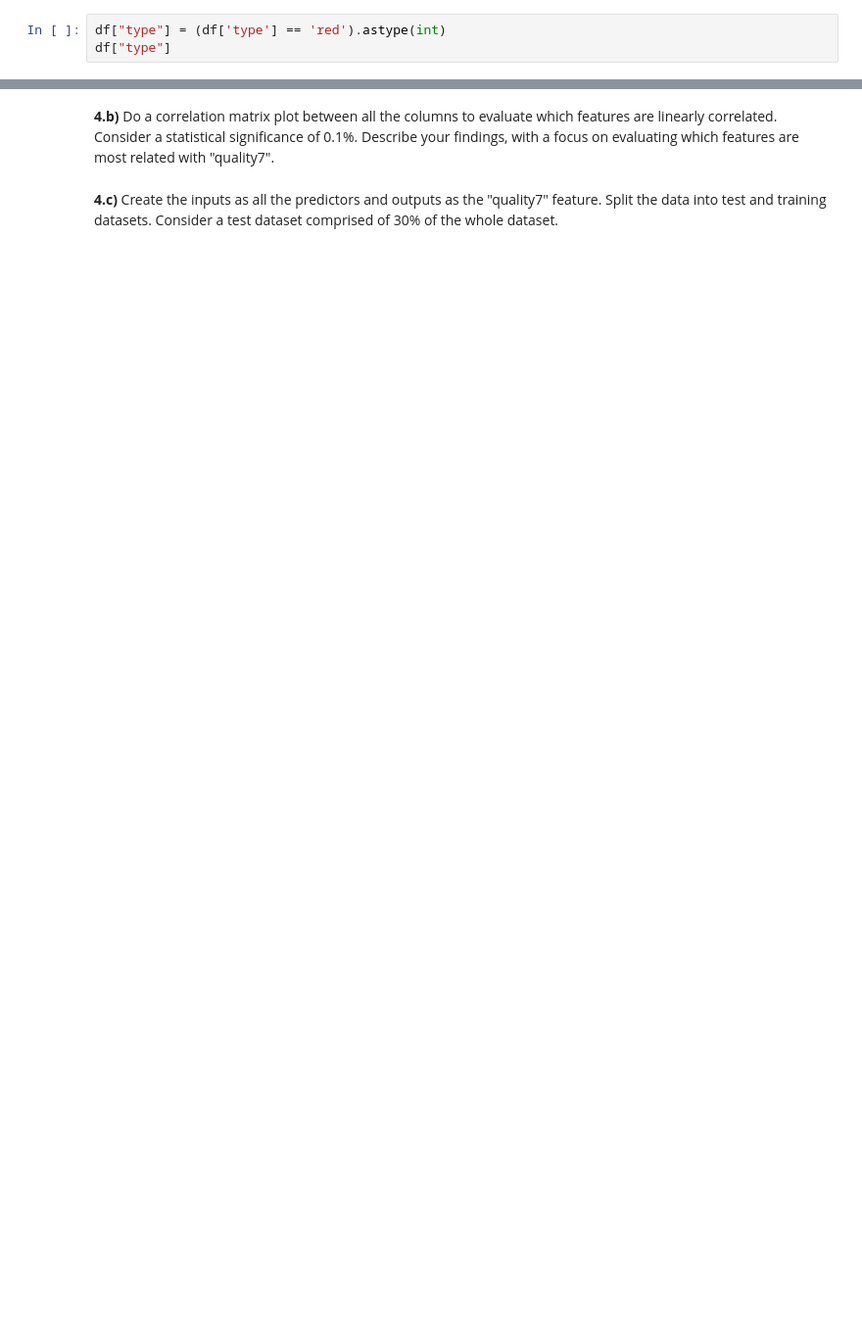
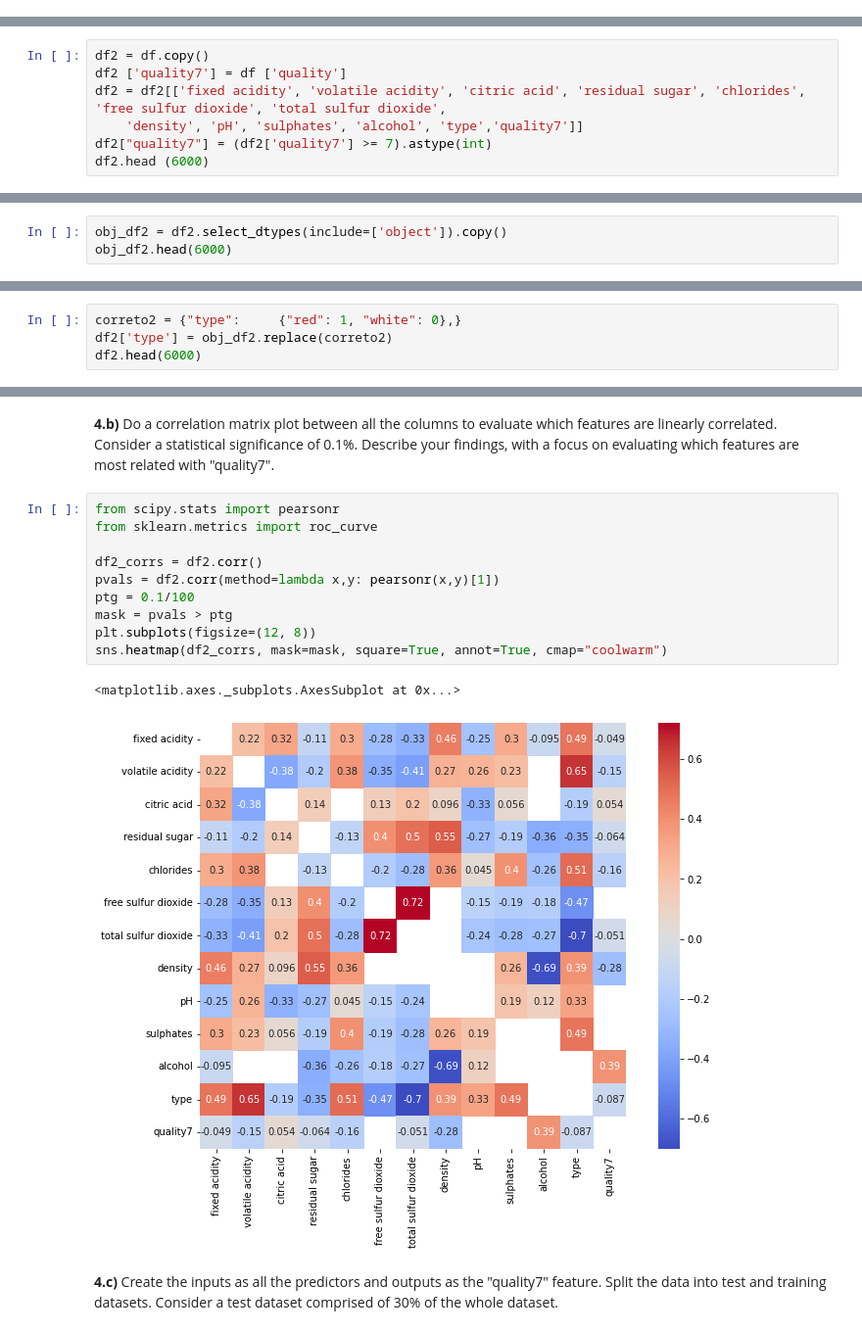
Before and after one commit to claramarto11/AAvanceproject, a Jupyter notebook: Lab2_assignment.ipynb, the cells around one changed output, grey strips where cells are left out. Shown at 98% size. Cells and saved outputs as stored; diff of their text form; blank space fills up the shorter version.

```diff
--- a/Lab2_assignment.ipynb
+++ b/Lab2_assignment.ipynb
@@ -36,6 +80,3 @@ df.head()
 | 4 | 7.4 | 0.70 | 0.00 | 1.9 | 0.076 | 11.0 | ... |
 # %% [markdown]
 **2.b)** Encode the feature "type".
-# %%
-df["type"] = (df['type'] == 'red').astype(int)
-df["type"]
@@ -104,2 +299,9 @@ Based on these results, which method is preferred for classifying new observatio
 # %% [markdown]
 **4.a)** Create a new column, "quality7", that contains a 1 if quality contains a value equal or above 7, and a 0 if quality contains a value below 7. Drop the original column "quality".
+# %%
+df2 = df.copy()
+df2 ['quality7'] = df ['quality']
+df2 = df2[['fixed acidity', 'volatile acidity', 'citric acid', 'residual sugar', 'chlorides', 'free sulfur dioxide', 'total sulfur dioxide',
+    'density', 'pH', 'sulphates', 'alcohol', 'type','quality7']]
+df2["quality7"] = (df2['quality7'] >= 7).astype(int)
+df2.head (6000)
@@ -105,0 +339,3 @@ Based on these results, which method is preferred for classifying new observatio
+# %%
+obj_df2 = df2.select_dtypes(include=['object']).copy()
+obj_df2.head(6000)
@@ -105,0 +356,4 @@ Based on these results, which method is preferred for classifying new observatio
+# %%
+correto2 = {"type":     {"red": 1, "white": 0},}
+df2['type'] = obj_df2.replace(correto2)
+df2.head(6000)
@@ -106,4 +374,17 @@ Based on these results, which method is preferred for classifying new observatio
 # %% [markdown]
 **4.b)** Do a correlation matrix plot between all the columns to evaluate which features are linearly correlated. Consider a statistical significance of 0.1%. Describe your findings, with a focus on evaluating which features are most related with "quality7".
+# %%
+from scipy.stats import pearsonr
+from sklearn.metrics import roc_curve
+
+df2_corrs = df2.corr()
+pvals = df2.corr(method=lambda x,y: pearsonr(x,y)[1])
+ptg = 0.1/100
+mask = pvals > ptg
+plt.subplots(figsize=(12, 8))
+sns.heatmap(df2_corrs, mask=mask, square=True, annot=True, cmap="coolwarm")
+# %% [output]
+<matplotlib.axes._subplots.AxesSubplot at 0x...>
+[figure, added]
 # %% [markdown]
 **4.c)** Create the inputs as all the predictors and outputs as the "quality7" feature. Split the data into test and training datasets. Consider a test dataset comprised of 30% of the whole dataset.
```
Also changed, not shown: parts of 30 cells of this notebook.
